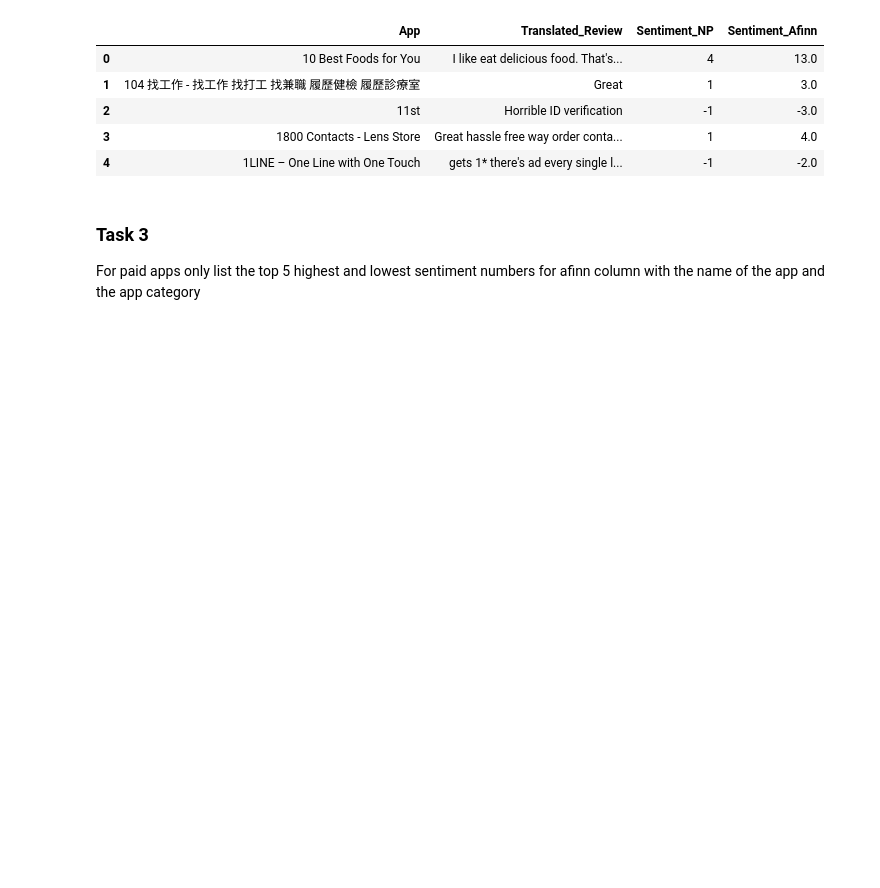
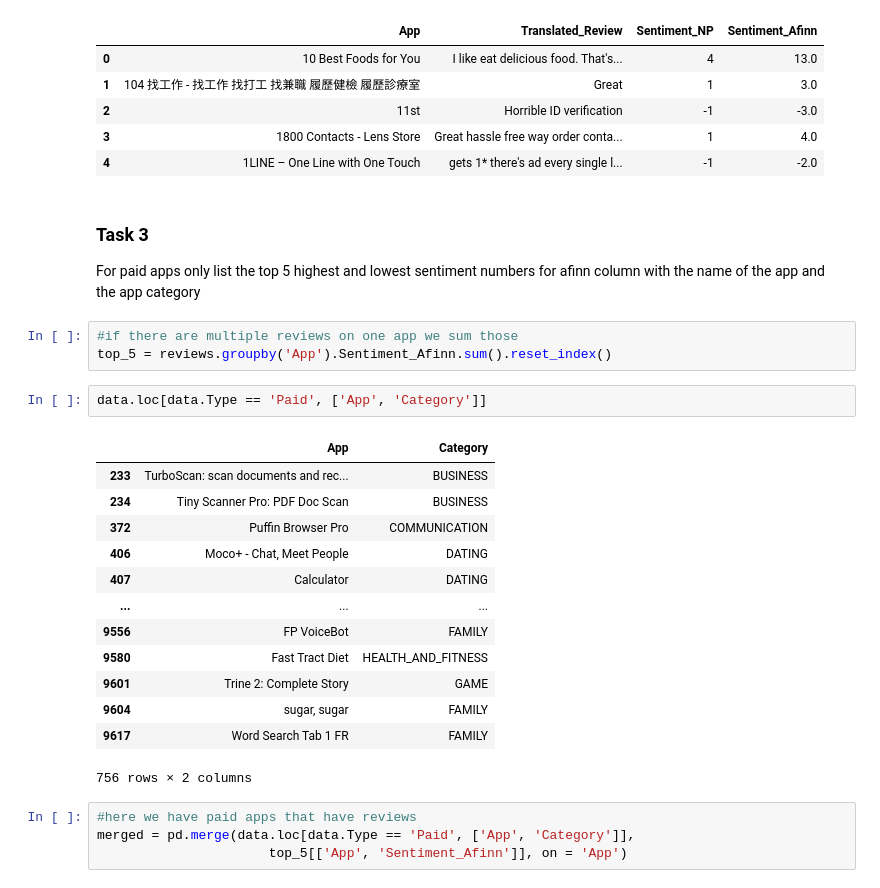
Before and after one commit to bahaozsahin/Develhope_Project-2_team-3, a Jupyter notebook: week4/week4_Baha.ipynb, the cells around one changed output. Drawn from its saved outputs; the diff is of its cells as text; blank space fills up the shorter version.

```diff
--- a/week4/week4_Baha.ipynb
+++ b/week4/week4_Baha.ipynb
@@ -122,3 +122,26 @@ reviews.head()
 # %% [markdown]
 ### Task 3
 For paid apps only list the top 5 highest and lowest sentiment numbers for afinn column with the name of the app and the app category
+# %%
+#if there are multiple reviews on one app we sum those
+top_5 = reviews.groupby('App').Sentiment_Afinn.sum().reset_index()
+# %%
+data.loc[data.Type == 'Paid', ['App', 'Category']]
+# %% [output]
+|  | App | Category |
+| 233 | TurboScan: scan documents and rec... | BUSINESS |
+| 234 | Tiny Scanner Pro: PDF Doc Scan | BUSINESS |
+| 372 | Puffin Browser Pro | COMMUNICATION |
+| 406 | Moco+ - Chat, Meet People | DATING |
+| 407 | Calculator | DATING |
+| ... | ... | ... |
+| 9556 | FP VoiceBot | FAMILY |
+| 9580 | Fast Tract Diet | HEALTH_AND_FITNESS |
+| 9601 | Trine 2: Complete Story | GAME |
+| 9604 | sugar, sugar | FAMILY |
+| 9617 | Word Search Tab 1 FR | FAMILY |
+756 rows × 2 columns
+# %%
+#here we have paid apps that have reviews
+merged = pd.merge(data.loc[data.Type == 'Paid', ['App', 'Category']],
+                      top_5[['App', 'Sentiment_Afinn']], on = 'App')
```
Also changed, not shown: parts of 3 cells of this notebook.
